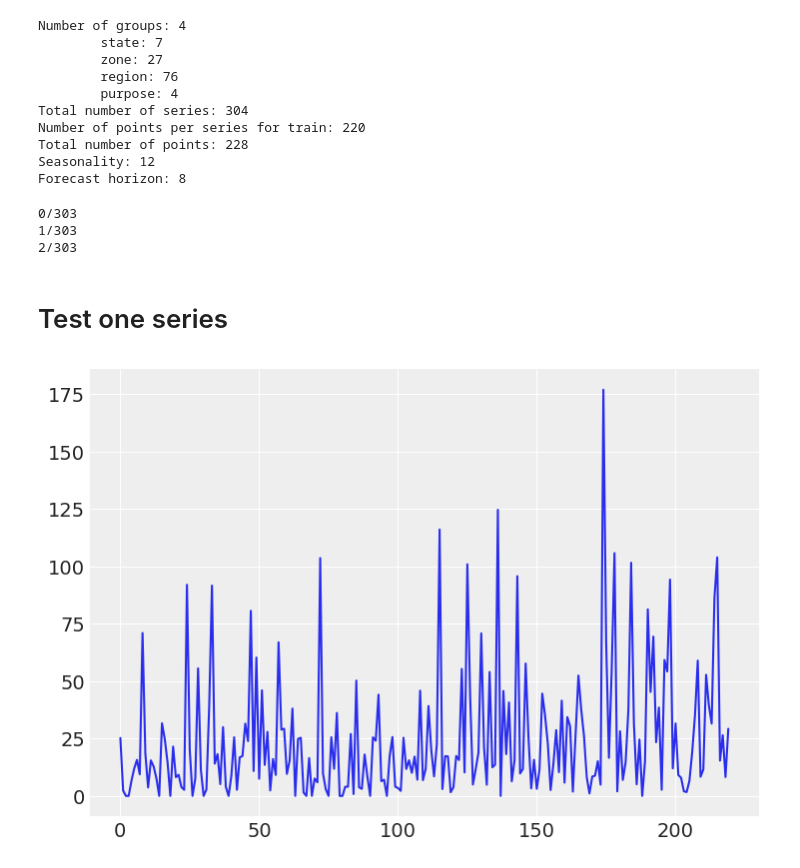
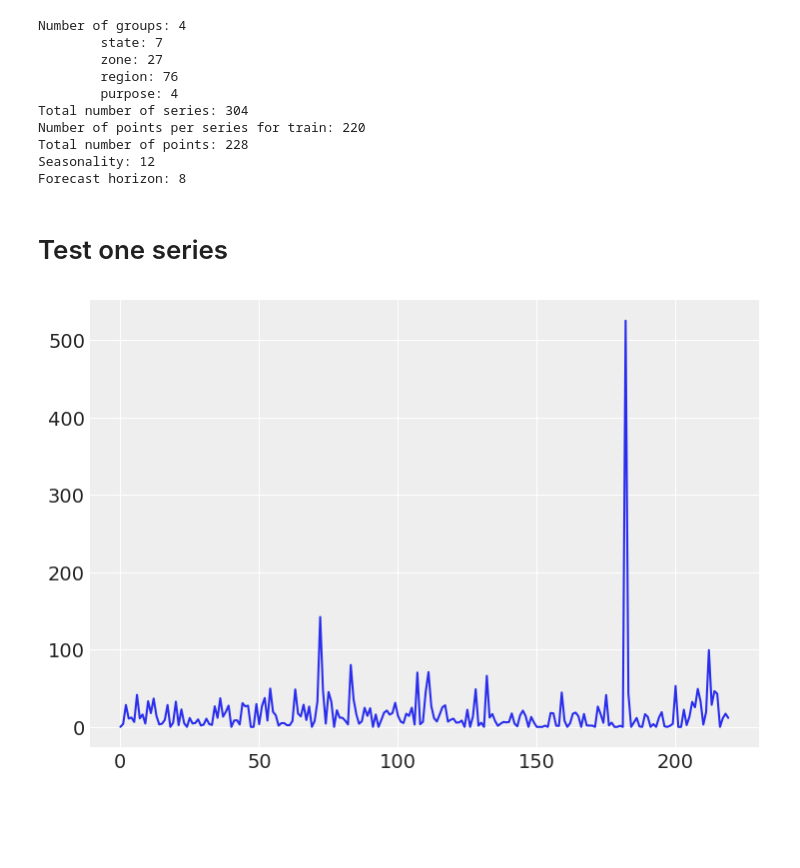
Before and after one commit to luisroque/hierarchical_ts_forecaster, a Jupyter notebook: notebooks/Running one GP per series - dataset tourism.ipynb, the cells around one changed output. Drawn from its saved outputs; the diff is of its cells as text; code cells hidden in the pictures; blank space fills up the shorter version.

```diff
--- a/notebooks/Running one GP per series - dataset tourism.ipynb
+++ b/notebooks/Running one GP per series - dataset tourism.ipynb
@@ -64,7 +64,9 @@ for i in range(groups['train']['s']):
         η_per = pm.HalfNormal('η_per',0.5, testval=0.5)
         σ  = pm.HalfNormal("σ",  sigma=0.1, testval=0.05)
 
-        a = pm.Normal('a', np.log(np.mean(groups['train']['data'].reshape(groups['train']['s'], groups['train']['n']).T[:,series])),0.1)
+        a = pm.Normal('a',
+                      np.log(np.mean(groups['train']['data'].reshape(groups['train']['s'], groups['train']['n']).T[:,i]))
+                      ,0.1)
         #b = pm.Normal('b', mu=0, sd=0.1, testval=0.1)
 
         mu_func = pm.gp.mean.Constant(a)
@@ -78,7 +80,9 @@ for i in range(groups['train']['s']):
         gp = pm.gp.Latent(mean_func=mu_func, cov_func=cov)
         f = gp.prior('f', X=X, reparameterize=True)
 
-        y_pred = pm.Poisson('y_pred', mu=tt.exp(f), observed=groups['train']['data'].reshape(groups['train']['s'], groups['train']['n']).T[:,i])
+        y_pred = pm.Poisson('y_pred',
+                            mu=tt.exp(f),
+                            observed=groups['train']['data'].reshape(groups['train']['s'], groups['train']['n']).T[:,i])
         mp = pm.find_MAP(maxeval=5000, progressbar = False)
 
         pred_samples_fit = pm.sample_posterior_predictive([mp],
@@ -116,19 +120,15 @@ visualize_predict(groups, p_s_predict_d, 8)
 
 results = calculate_metrics(p_s_predict_d, groups)
 metrics_to_table(groups, results)
-# %% [output]
-0/303
-1/303
-2/303
 # %% [markdown]
 # Test one series
 # %%
 import matplotlib.pyplot as plt
 # %%
-series = 11
+series = 6
 plt.plot(groups['train']['data'].reshape(groups['train']['s'], groups['train']['n']).T[:,series]);
 # %% [output]
-[figure, old version]
+[figure, new version]
 # %%
 with pm.Model() as model:
     period = pm.Gamma('period', 120, 10)
```
Also changed, not shown: parts of 4 cells of this notebook, 2 other files.
